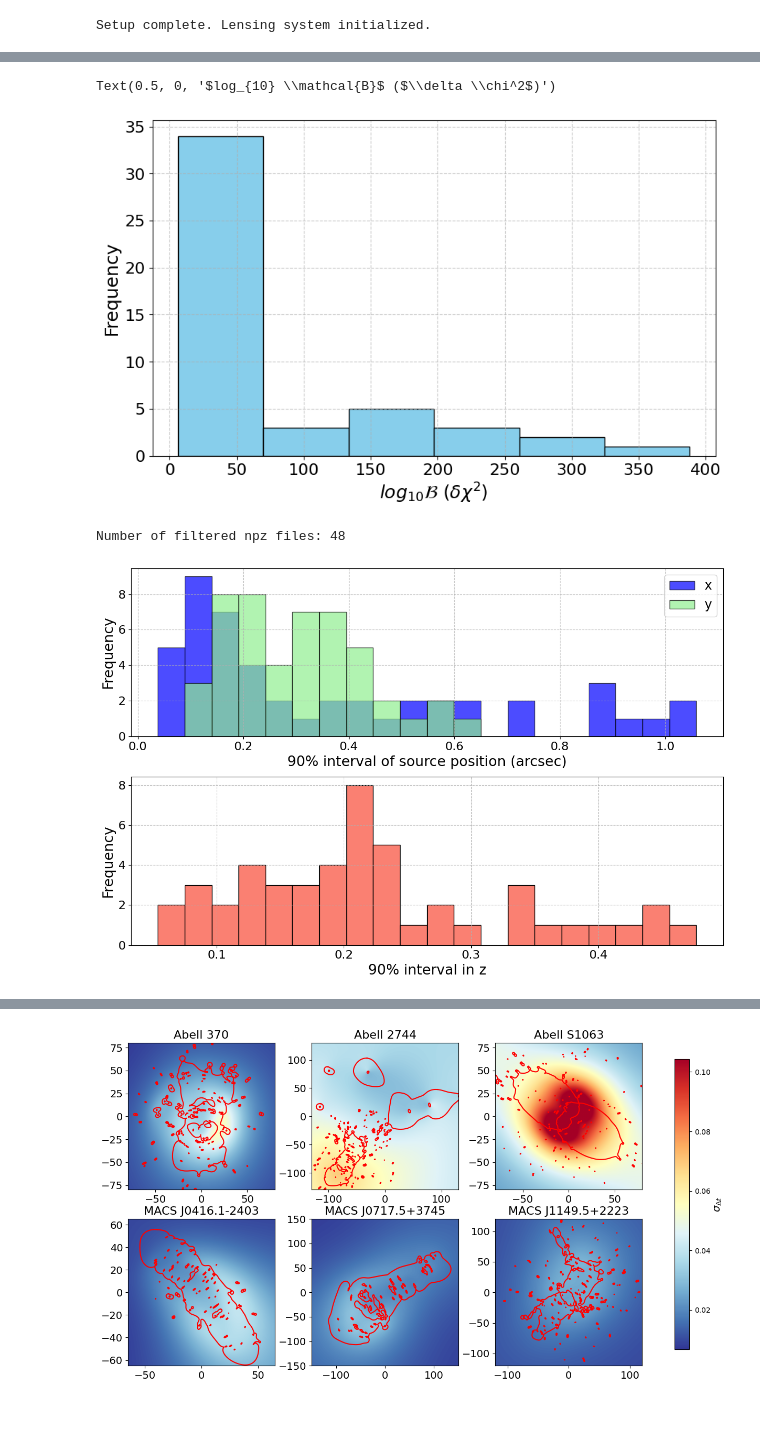
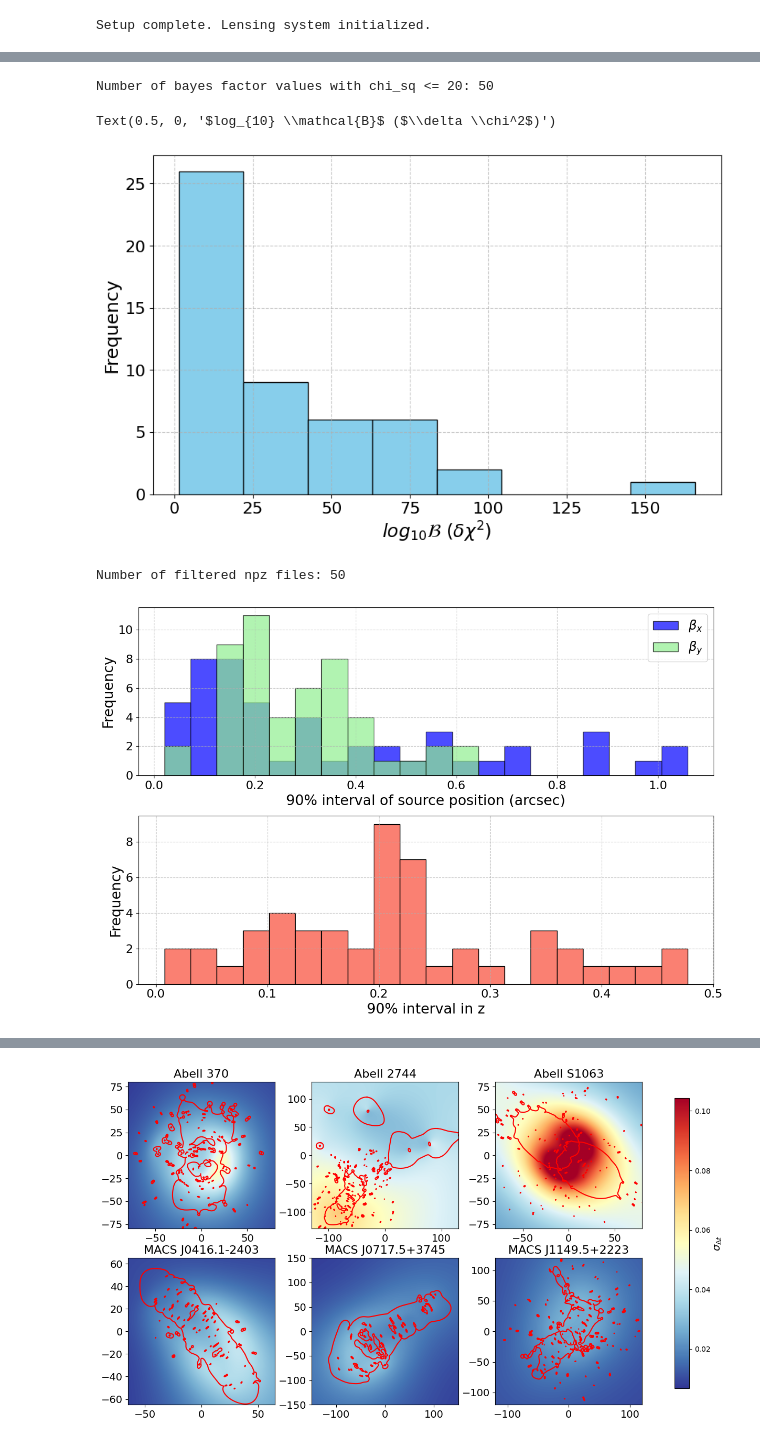
Before and after one commit to diceandcats/GWlensing_Brian, a Jupyter notebook: process_result.ipynb, the cells around one changed output, grey strips where cells are left out. Cells and saved outputs as stored; diff of their text form; code cells hidden in the pictures; blank space fills up the shorter version.

Commit message:
7/1 corrected uncertainty, made analysis plots

```diff
--- a/process_result.ipynb
+++ b/process_result.ipynb
@@ -149,29 +149,3 @@ for i in range(len(x)):
 # lum_dist_true = np.array([lum_dist_unlensed / np.abs(m) for m in mu])
 # print("True luminosity distances:", lum_dist_unlensed)
 # print("Lensed luminosity distances:", lum_dist_true)
-# %%
-# get the localized x, y and z from the csv.file
-localized_index = localized_data['localized_index'].values
-localized_x = localized_data['localized_x'].values
-localized_y = localized_data['localized_y'].values
-localized_z = localized_data['localized_z'].values
-# test chi sq calculation
-chi_sqs = []
-for i in range(len(localized_index)):
-    test_params_chi_sq = {
-        "x_src": localized_x[i],
-        "y_src": localized_y[i],
-        "z_s": localized_z[i],
-        "H0": H0
-    }
-    chi_sq_value = cluster_system._calculate_chi_squared(
-        params=test_params_chi_sq,
-        dt_true=time_delays_true[i],
-        index=int(localized_index[i]),
-        sigma_lum=0.1,
-        lum_dist_true=lum_dist_true[i]
-    )
-    if chi_sq_value < 10000:
-        chi_sqs.append(chi_sq_value)
-
-print(len(chi_sqs))
@@ -231,6 +200,7 @@ bayes_factors = data['bayes_factor'].values
 # opt out the bayes_factor values if the value of chi_sq in the same row is larger than 100
 chi_sq_values = data['chi_sq'].values
 bayes_factors = bayes_factors[chi_sq_values <= 20]
+print(f"Number of bayes factor values with chi_sq <= 20: {len(bayes_factors)}")
 # bayes_factor are in ln base, change to log 10 base
 bayes_factors *= np.log10(np.e)
 #print(bayes_factors)
@@ -256,8 +226,9 @@ plt.xlabel(r'$log_{10} \mathcal{B}$ ($\delta \chi^2$)', fontsize=18)
 
 #plt.savefig('Report images sem2/new/bayes_factor_histogram_xyz.pdf', bbox_inches='tight')
 # %% [output]
-Text(0.5, 0, '$log_{10} \\mathcal{B}$ ($\\delta \\chi^2$)')
+Number of bayes factor values with chi_sq <= 20: 50
+Text(0.5, 0, '$log_{10} \\mathcal{B}$ ($\\delta \\chi^2$)')
-[figure, old version]
+[figure, new version]
 # %%
 import glob
 from matplotlib.ticker import MaxNLocator
@@ -299,37 +270,37 @@ uncertainties = np.array(all_uncertainties).reshape(-1, 3)
 uncertainties_x = uncertainties[:, 0]
 uncertainties_y = uncertainties[:, 1]
 uncertainties_z = uncertainties[:, 2]
 #print(uncertainties_x)
 # plot the histogram of the uncertainties
 fig, axs = plt.subplots(2, 1, figsize=(12, 8), tight_layout=True)
 
 # Plot for x and y uncertainties combined
 # Determine common bins for x and y uncertainties to ensure same bin widths
 min_val = min(uncertainties_x.min(), uncertainties_y.min())
 max_val = max(uncertainties_x.max(), uncertainties_y.max())
 bins = np.linspace(min_val, max_val, 21)  # 20 bins
 
-axs[0].hist(uncertainties_x, bins=bins, color='blue', edgecolor='black', alpha=0.7, label='x')
-axs[0].hist(uncertainties_y, bins=bins, color='lightgreen', edgecolor='black', alpha=0.7, label='y')
+axs[0].hist(uncertainties_x, bins=bins, color='blue', edgecolor='black', alpha=0.7, label=r'$\beta_x$')
+axs[0].hist(uncertainties_y, bins=bins, color='lightgreen', edgecolor='black', alpha=0.7, label=r'$\beta_y$')
 axs[0].set_xlabel('90% interval of source position (arcsec)', fontsize=19)
 axs[0].set_ylabel('Frequency', fontsize=19)
 axs[0].grid(axis='both', linestyle='--', alpha=0.7)
 axs[0].tick_params(axis='both', which='major', labelsize=16)
 axs[0].legend(fontsize=17)
 axs[0].yaxis.set_major_locator(MaxNLocator(nbins=6,integer=True))
 
 # Plot for z uncertainty
 axs[1].hist(uncertainties_z, bins=20, color='salmon', edgecolor='black')
 axs[1].set_xlabel('90% interval in z', fontsize=19)
 axs[1].set_ylabel('Frequency', fontsize=19)
 axs[1].grid(axis='both', linestyle='--', alpha=0.7)
 axs[1].tick_params(axis='both', which='major', labelsize=16)
 axs[1].yaxis.set_major_locator(MaxNLocator(nbins=6,integer=True))
 
 plt.savefig('Report images sem2/new/90_interval_xyz.pdf', bbox_inches='tight')
 # %% [output]
-Number of filtered npz files: 48
+Number of filtered npz files: 50
-[figure, old version]
+[figure, new version]
 # %%
 # get the correlation map between the relative time delays, largest relative magnifications, and the bayes factor of the 60 events
 # get the bayes factor from the src_pos_tidy_xyz.csv file
```
Also changed, not shown: parts of 10 cells of this notebook, 11 other files.
